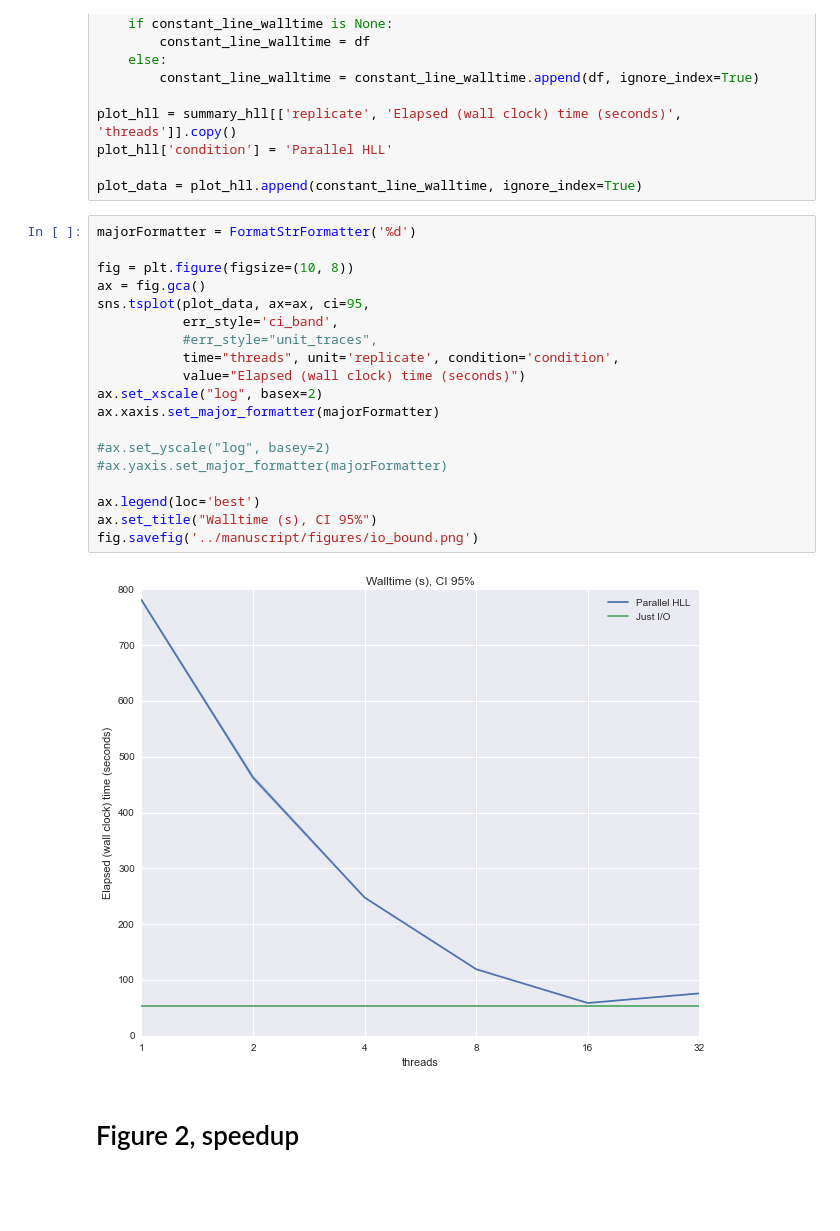
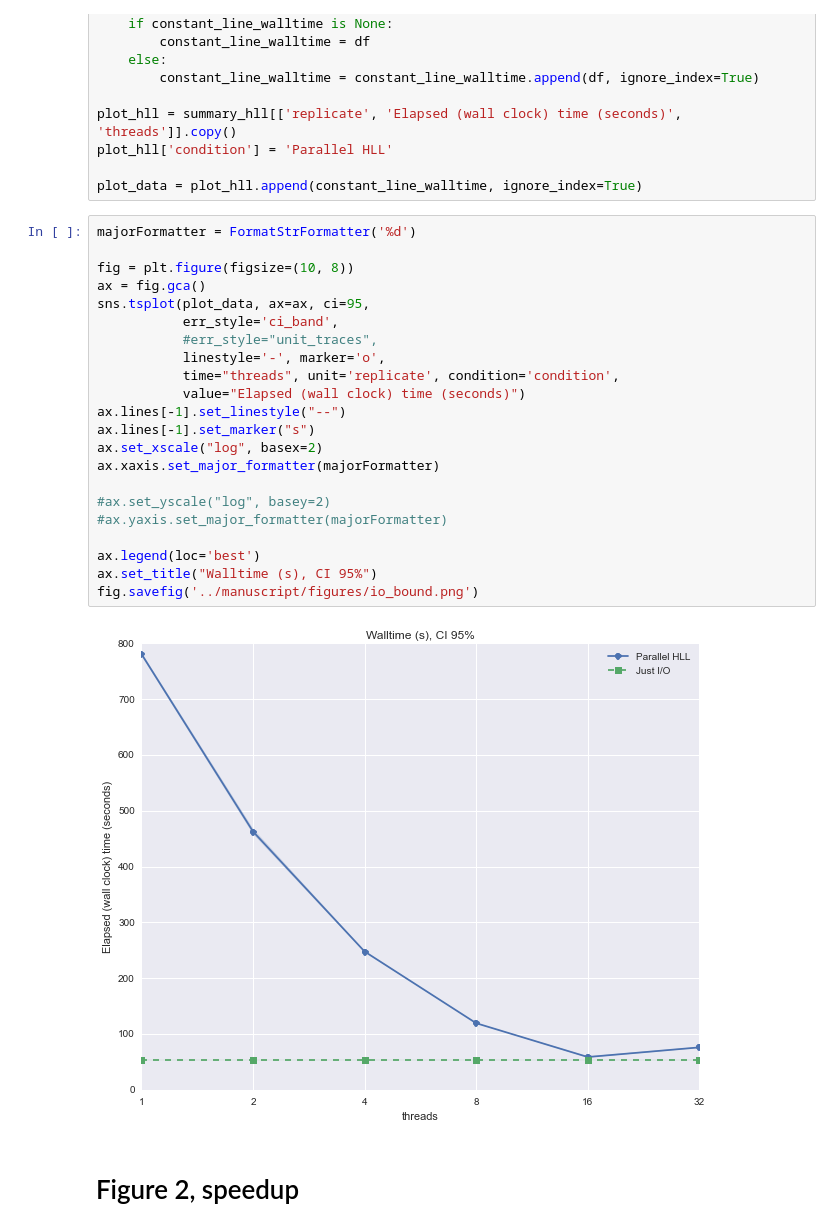
Before and after one commit to luizirber/2014-hll-counter, a Jupyter notebook: notebooks/Figures.ipynb, the cells around one changed output. Drawn from its saved outputs; the diff is of its cells as text; blank space fills up the shorter version.

```diff
--- a/notebooks/Figures.ipynb
+++ b/notebooks/Figures.ipynb
@@ -32,24 +32,27 @@ plot_data = plot_hll.append(constant_line_walltime, ignore_index=True)
 # %%
 majorFormatter = FormatStrFormatter('%d')
 
 fig = plt.figure(figsize=(10, 8))
 ax = fig.gca()
 sns.tsplot(plot_data, ax=ax, ci=95,
            err_style='ci_band',
            #err_style="unit_traces",
+           linestyle='-', marker='o',
            time="threads", unit='replicate', condition='condition',
            value="Elapsed (wall clock) time (seconds)")
+ax.lines[-1].set_linestyle("--")
+ax.lines[-1].set_marker("s")
 ax.set_xscale("log", basex=2)
 ax.xaxis.set_major_formatter(majorFormatter)
 
 #ax.set_yscale("log", basey=2)
 #ax.yaxis.set_major_formatter(majorFormatter)
 
 ax.legend(loc='best')
 ax.set_title("Walltime (s), CI 95%")
 fig.savefig('../manuscript/figures/io_bound.png')
 # %% [output]
-[figure, old version]
+[figure, new version]
 # %% [markdown]
 # Figure 2, speedup
 # %%
```
Also changed, not shown: parts of 3 cells of this notebook.
